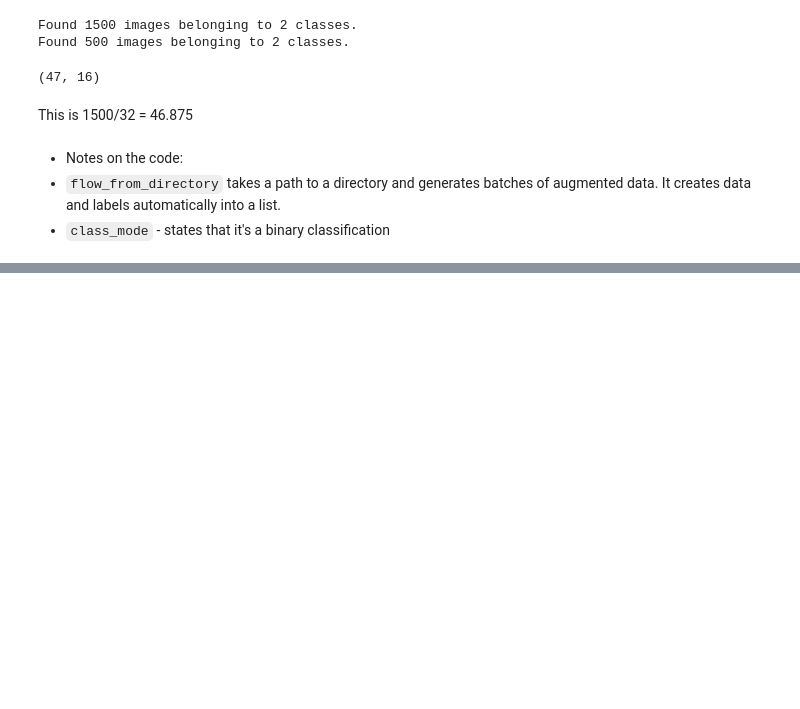
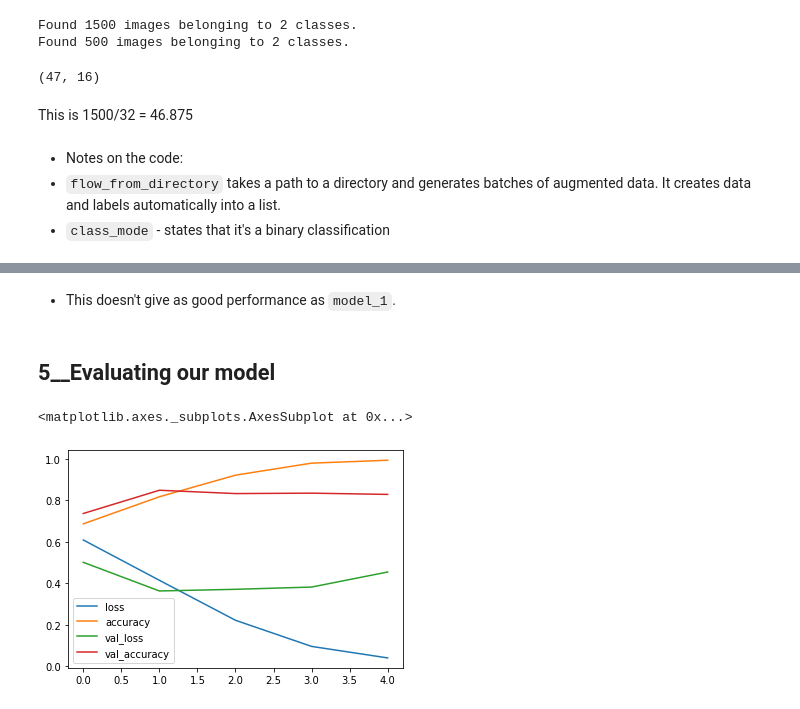
Before and after one commit to ucheokechukwu/ml_tensorflow_deeplearning, a Jupyter notebook: 03_introduction_to_computer_vision_with_tensorflow.ipynb, the cells around one changed output, grey strips where cells are left out. Saved outputs shown, nothing was run; the diff lists cells and outputs as text; code cells hidden in the pictures; blank space fills up the shorter version.

```diff
--- a/03_introduction_to_computer_vision_with_tensorflow.ipynb
+++ b/03_introduction_to_computer_vision_with_tensorflow.ipynb
@@ -242,0 +487,11 @@ Epoch 5/5
+# %%
+# Load in our image data from directories and turn them into batches
+train_data = train_datagen.flow_from_directory(directory=train_dir, # target directory
+                                               target_size=(224,224), # target size of images
+                                               class_mode="binary", #type of data you're working with
+                                               batch_size=32) # size of subclasses
+
+test_data = test_datagen.flow_from_directory(directory=test_dir,
+                                             target_size=(224,224),
+                                             class_mode="binary",
+                                             batch_size=32)
@@ -242,0 +579,14 @@ Epoch 5/5
+# %%
+# Create our baseline model
+model_4 = Sequential([
+    Conv2D(filters=10,
+           kernel_size=3,
+           strides=1,
+           padding="valid",
+           activation="relu",
+           input_shape=(224,224,3)), # input layer so specify input_shape
+    Conv2D(10,3, activation="relu"), #filers=10, kernel_size=3
+    Conv2D(10,3, activation="relu"),
+    Flatten(),
+    Dense(1, activation="sigmoid") #output layer, working with binary classification
+])
@@ -242,0 +605,6 @@ Epoch 5/5
+# %%
+# Compile the model
+model_4.compile(loss="binary_crossentropy",
+                optimizer=Adam(),
+                metrics=["accuracy"])
+model_4.summary()
@@ -242,0 +643,8 @@ Epoch 5/5
+# %%
+history_4 = model_4.fit(train_data,
+                        epochs=5,
+                        steps_per_epoch = len(train_data),
+                        validation_data=test_data,
+                        validation_steps=len(test_data),
+                        #callbacks=[tensorboard_callback],
+                        verbose=2)
@@ -242,0 +662,2 @@ Epoch 5/5
+# %% [markdown]
+* This doesn't give as good performance as `model_1`.
@@ -242,0 +668,10 @@ Epoch 5/5
+# %% [markdown]
+## 5__Evaluating our model
+# %%
+# plot the model's history
+
+import pandas as pd
+pd.DataFrame(history_4.history).plot()
+# %% [output]
+<matplotlib.axes._subplots.AxesSubplot at 0x...>
+[figure, added]
```
Also changed, not shown: parts of 77 cells of this notebook.
